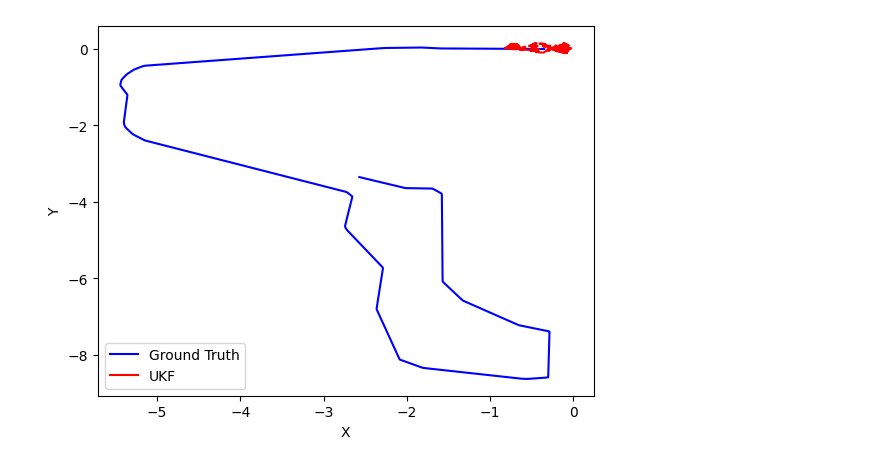
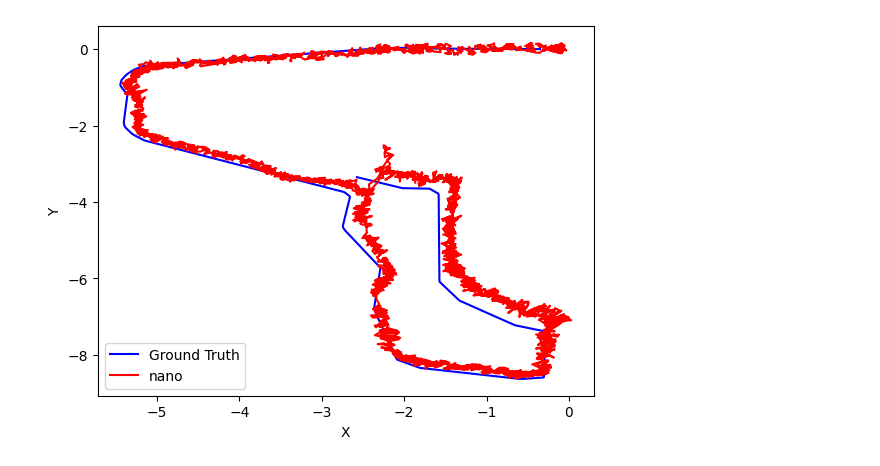
Before and after one commit to Horizonll/Loc-NANO, a Jupyter notebook: a.ipynb, the cells around one changed output. Cells and saved outputs as stored; diff of their text form; code cells hidden in the pictures.

```diff
--- a/a.ipynb
+++ b/a.ipynb
@@ -4,28 +4,28 @@ import matplotlib.pyplot as plt
 # %%
 data = np.load("./data/sim/data.npz")
 # scan_pose = np.load("./results/turtle_scan_pose.npy")
 ekf = np.load("./results/ekf.npy")
 ukf = np.load("./results/ukf.npy")
 # pf = np.load("./results/pf.npy")
 nano = np.load("./results/nano.npy")
 ground_truth = data["ground_truth"]
 time_gt = data["ground_truth_t"]
 odom = data["odom"]
 odom_t = data["odom_t"]
 odom_ = []
 for t in time_gt:
     idx = np.argmin(np.abs(odom_t - t))
     odom_.append(odom[idx])
 odom = np.array(odom_)
 plt.plot(ground_truth[:, 0], ground_truth[:, 1], label="Ground Truth", color="blue")
 # plt.plot(scan_pose[:, 0], scan_pose[:, 1], label="Scan", color="orange")
-plt.plot(nano[:, 0], nano[:, 1], label="UKF", color="red")
+plt.plot(nano[:, 0], nano[:, 1], label="nano", color="red")
 # plt.plot(odom[:, 0], odom[:, 1], label="Odom", color="green")
 plt.xlabel("X")
 plt.ylabel("Y")
 plt.legend()
 plt.show()
 # %% [output]
-[figure, old version]
+[figure, new version]
 # %%
 ekf = np.linalg.norm(ground_truth[:-1][:, :2] - ekf[:, :2], axis=1)
```
Also changed, not shown: parts of 1 cell of this notebook, 4 other files.
